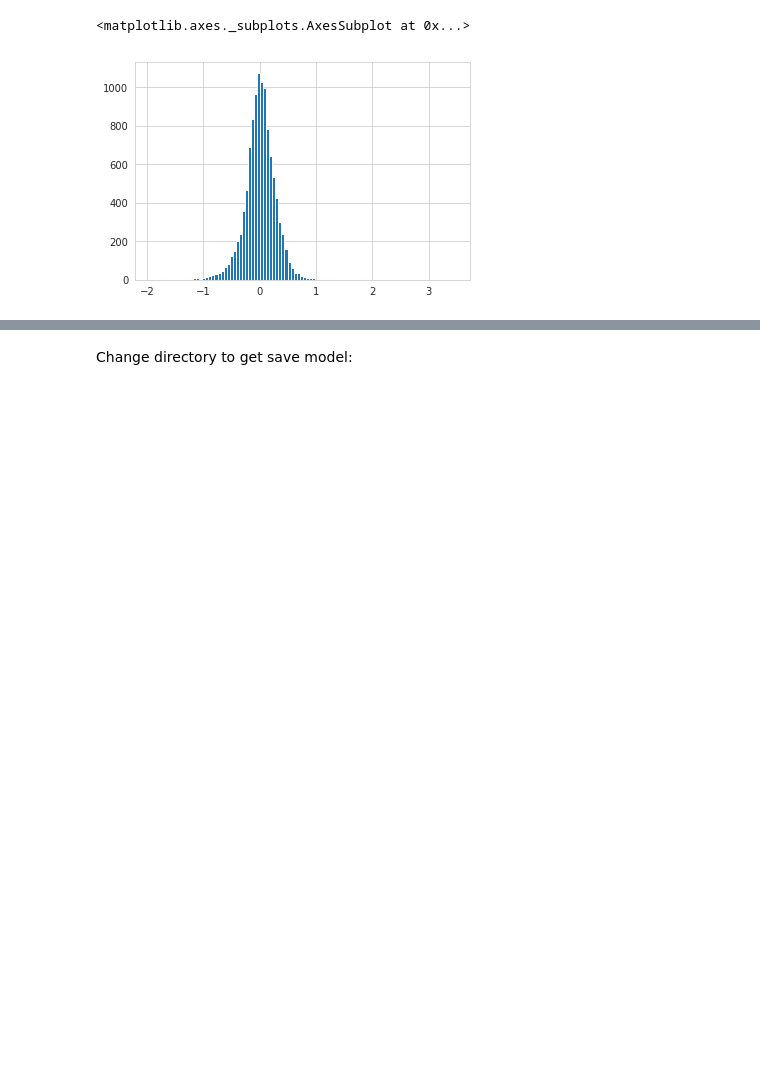
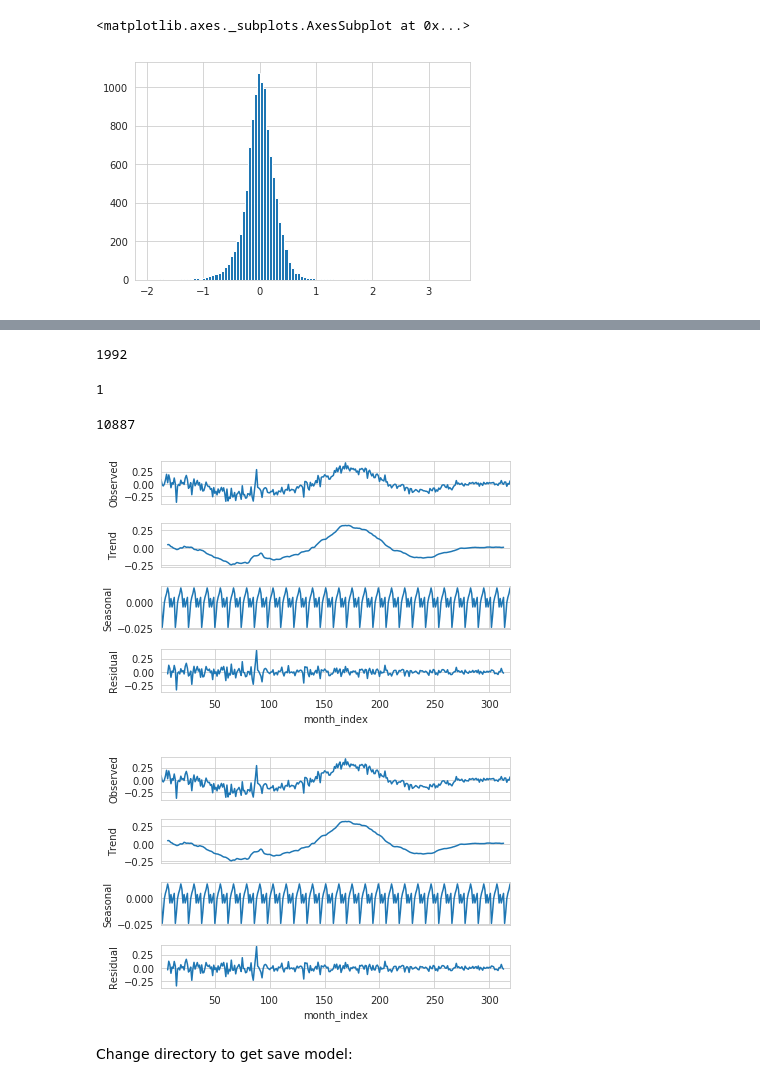
Before and after one commit to nt-ds/dc-residential-properties-analysis, a Jupyter notebook: eda/2.0-sc-logistic.ipynb, the cells around one changed output, grey strips where cells are left out. Saved outputs shown, nothing was run; the diff lists cells and outputs as text; code cells hidden in the pictures; blank space fills up the shorter version.

Commit message:
Got Seasonal Decompose done with Residuals.  Looks Beautiful.

```diff
--- a/eda/2.0-sc-logistic.ipynb
+++ b/eda/2.0-sc-logistic.ipynb
@@ -247,0 +284,20 @@ res.hist(bins=100)
+# %%
+resSaleDate['month'] = pd.to_datetime(resSaleDate.SALEDATE).map(lambda x: x.month)
+# %%
+resSaleDate['year'] = pd.to_datetime(resSaleDate.SALEDATE).map(lambda x: x.year)
+# %%
+min(resSaleDate.year)
+# %% [output]
+1992
+# %%
+resSaleDate['month_index'] = (resSaleDate.year - min(resSaleDate.year))*12 + resSaleDate.month
+# %%
+min(resSaleDate.month_index)
+# %% [output]
+1
+# %%
+len(resSaleDate)
+# %% [output]
+10887
+# %%
+ts = resSaleDate.groupby('month_index')['log(PRICE)'].mean()
@@ -248,3 +306,8 @@ res.hist(bins=100)
+# %%
+seasonal_decompose(ts, freq=12).plot()
+# %% [output]
+[figure, added]
+[figure, added]
 # %% [markdown]
 Change directory to get save model:
 # %%
```
Also changed, not shown: parts of 9 cells of this notebook.
